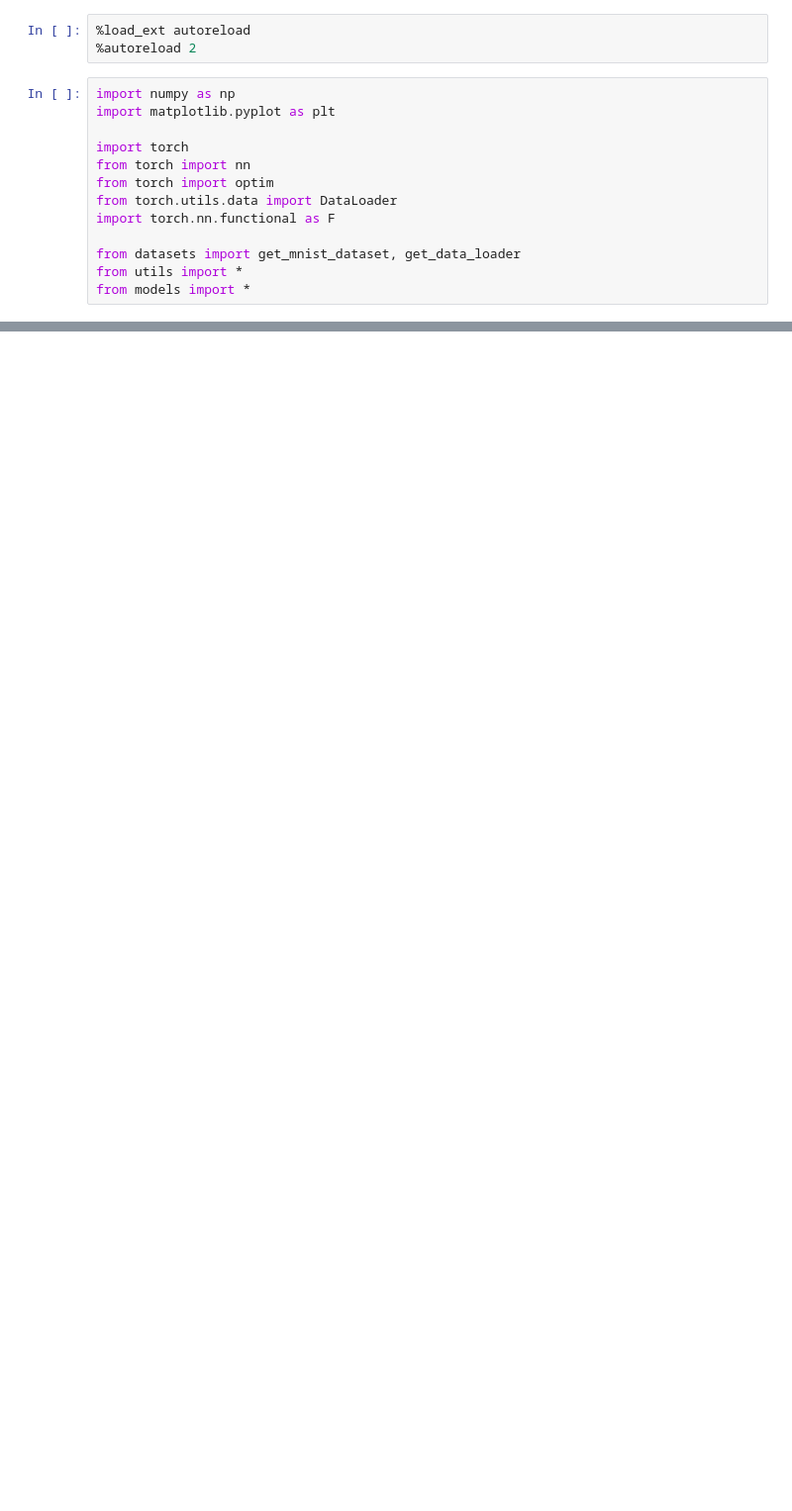
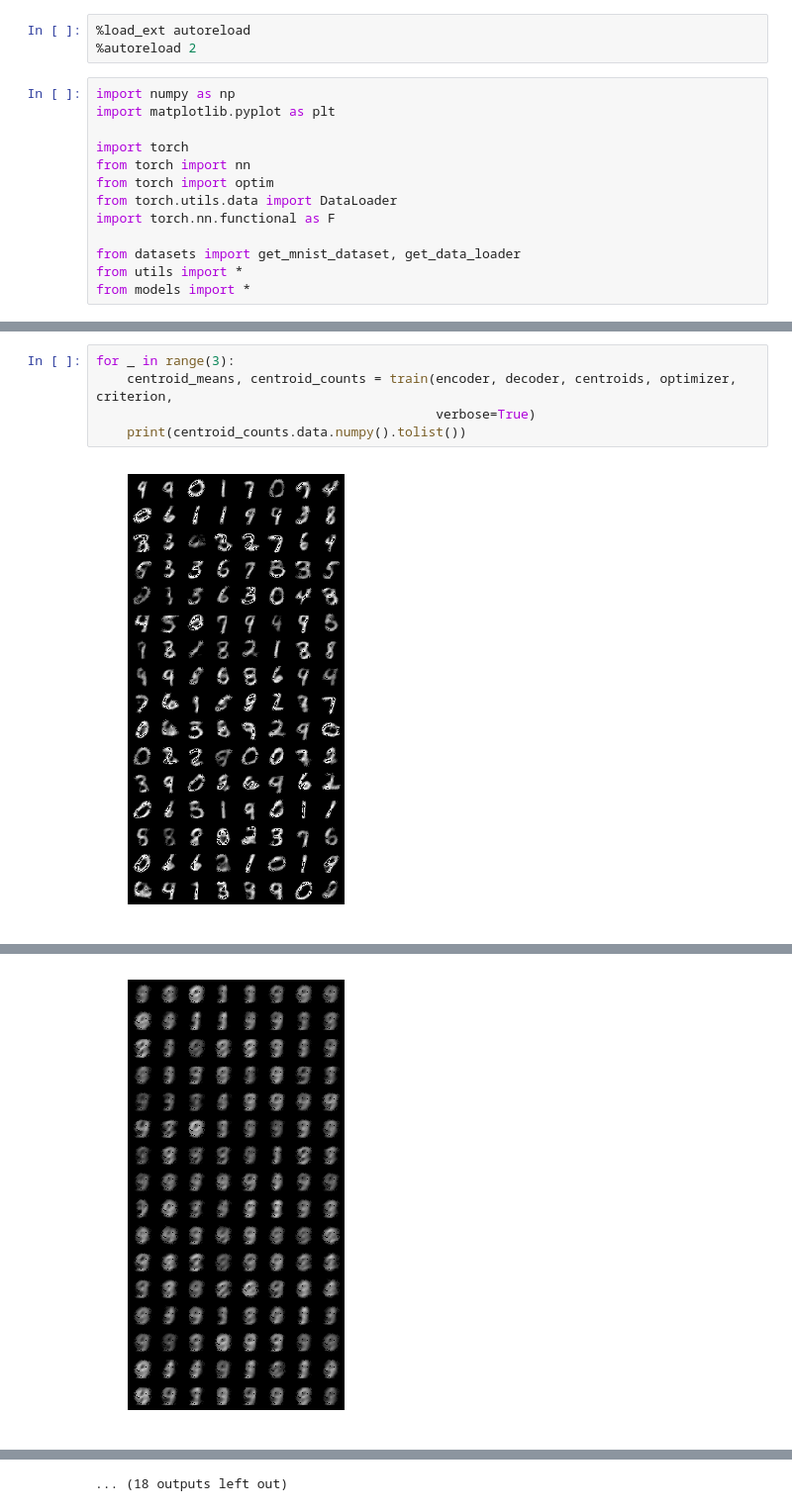
Before and after one commit to KellerJordan/Autoencoder-Clustering, a Jupyter notebook: Auto-Encoder Based Data Clustering.ipynb, the cells around one changed output, grey strips where cells are left out. Shown at 99% size. Cells and saved outputs as stored; diff of their text form; blank space fills up the shorter version.

```diff
--- a/Auto-Encoder Based Data Clustering.ipynb
+++ b/Auto-Encoder Based Data Clustering.ipynb
@@ -112,0 +200,7 @@ train(encoder, decoder, centroids, optimizer, criterion)
+# %%
+for _ in range(3):
+    centroid_means, centroid_counts = train(encoder, decoder, centroids, optimizer, criterion,
+                                            verbose=True)
+    print(centroid_counts.data.numpy().tolist())
+# %% [output]
+[figure, added]
@@ -112,0 +208 @@ train(encoder, decoder, centroids, optimizer, criterion)
+[figure, added]
@@ -112,0 +219 @@ train(encoder, decoder, centroids, optimizer, criterion)
+... (18 outputs left out)
```
Also changed, not shown: parts of 12 cells of this notebook.
